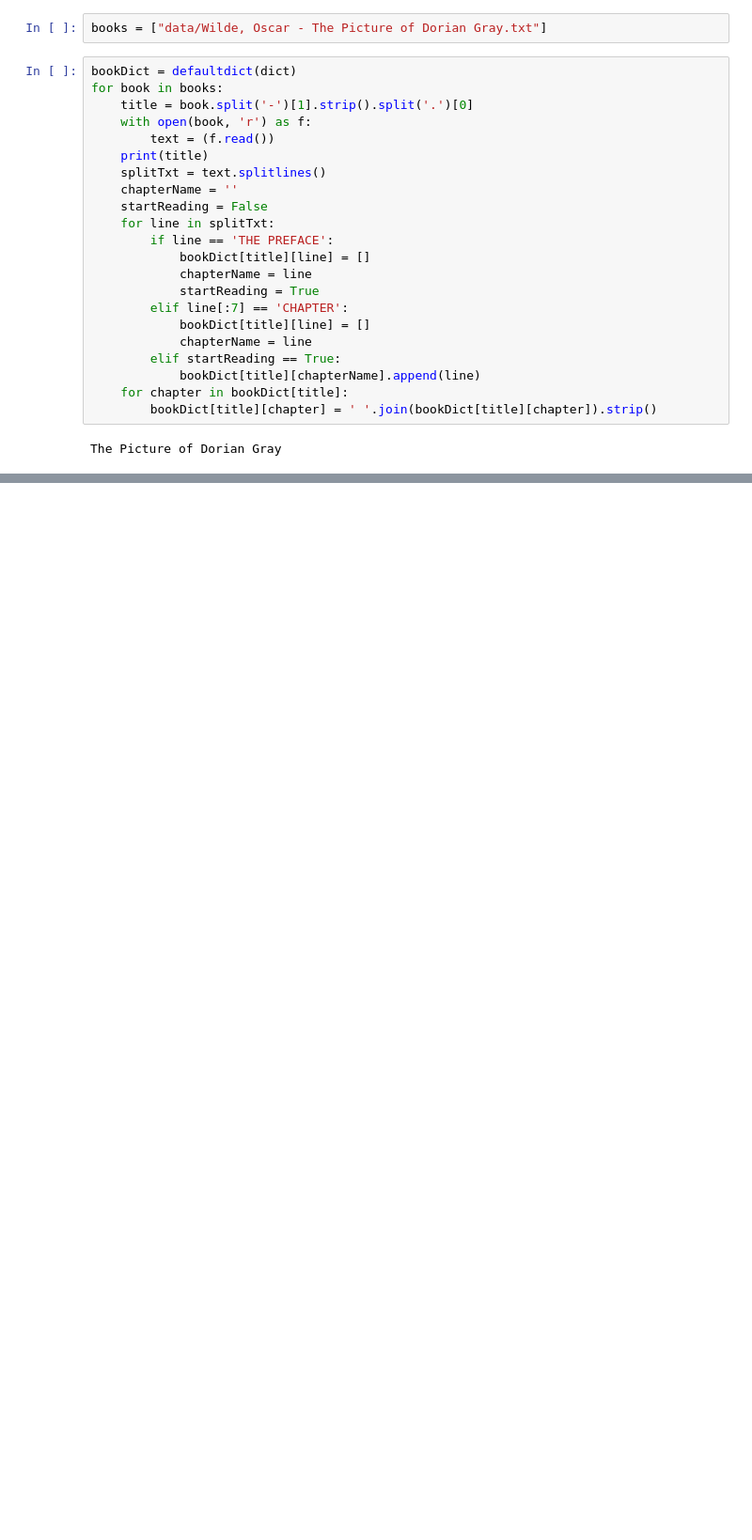
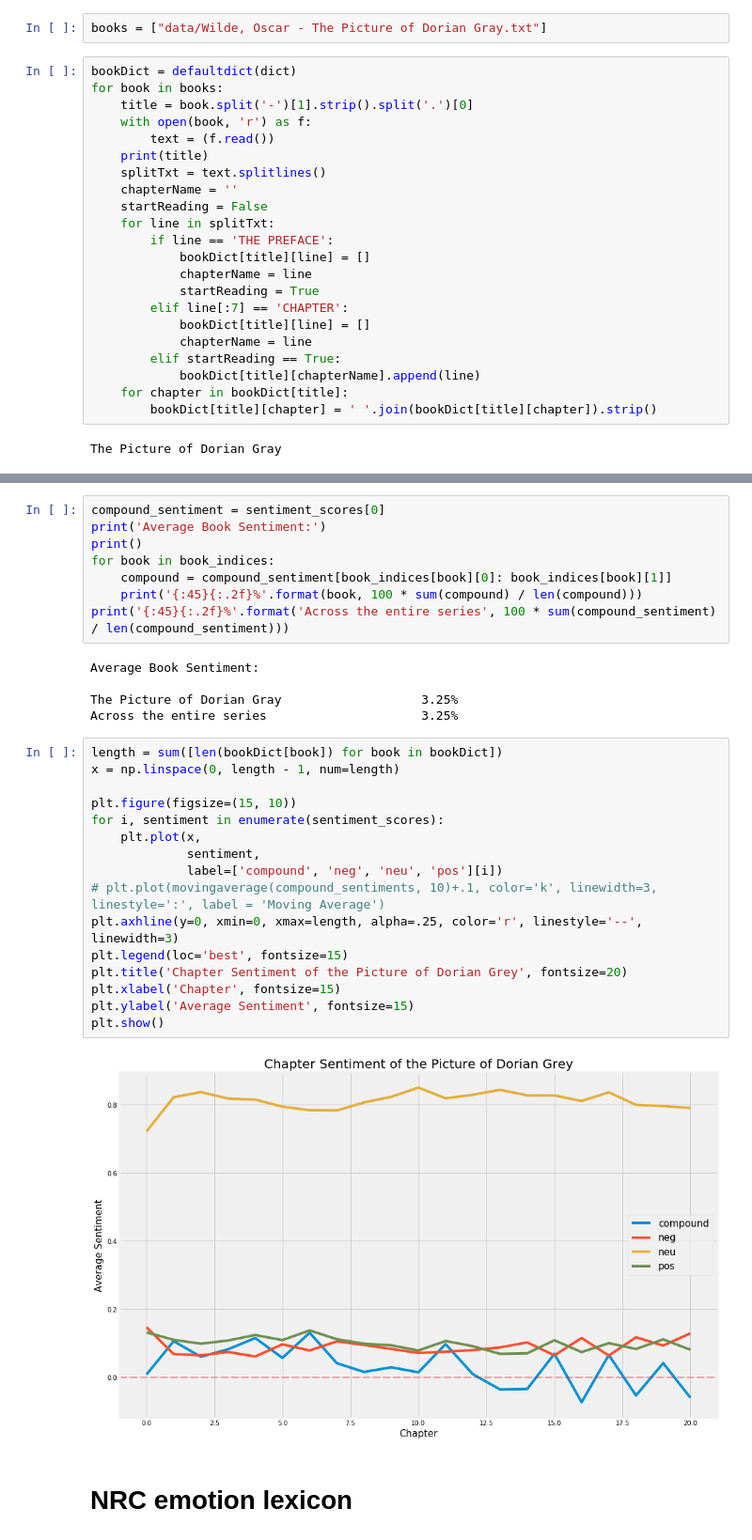
Before and after one commit to wgriffin13/TrypNoteTextEngine, a Jupyter notebook: sentiment_analysis.ipynb, the cells around one changed output, grey strips where cells are left out. Shown at 94% size. Cells and saved outputs as stored; diff of their text form; blank space fills up the shorter version.

```diff
--- a/sentiment_analysis.ipynb
+++ b/sentiment_analysis.ipynb
@@ -76,0 +188,33 @@ ImportError: IntProgress not found. Please update jupyter and ipywidgets. See ht
+# %%
+compound_sentiment = sentiment_scores[0]
+print('Average Book Sentiment:')
+print()
+for book in book_indices:
+    compound = compound_sentiment[book_indices[book][0]: book_indices[book][1]]
+    print('{:45}{:.2f}%'.format(book, 100 * sum(compound) / len(compound)))
+print('{:45}{:.2f}%'.format('Across the entire series', 100 * sum(compound_sentiment) / len(compound_sentiment)))
+# %% [output]
+Average Book Sentiment:
+
+The Picture of Dorian Gray                   3.25%
+Across the entire series                     3.25%
+# %%
+length = sum([len(bookDict[book]) for book in bookDict])
+x = np.linspace(0, length - 1, num=length)
+
+plt.figure(figsize=(15, 10))
+for i, sentiment in enumerate(sentiment_scores):
+    plt.plot(x,
+             sentiment,
+             label=['compound', 'neg', 'neu', 'pos'][i])
+# plt.plot(movingaverage(compound_sentiments, 10)+.1, color='k', linewidth=3, linestyle=':', label = 'Moving Average')
+plt.axhline(y=0, xmin=0, xmax=length, alpha=.25, color='r', linestyle='--', linewidth=3)
+plt.legend(loc='best', fontsize=15)
+plt.title('Chapter Sentiment of the Picture of Dorian Grey', fontsize=20)
+plt.xlabel('Chapter', fontsize=15)
+plt.ylabel('Average Sentiment', fontsize=15)
+plt.show()
+# %% [output]
+[figure, added]
+# %% [markdown]
+# NRC emotion lexicon
```
Also changed, not shown: parts of 25 cells of this notebook, 3 other files.
